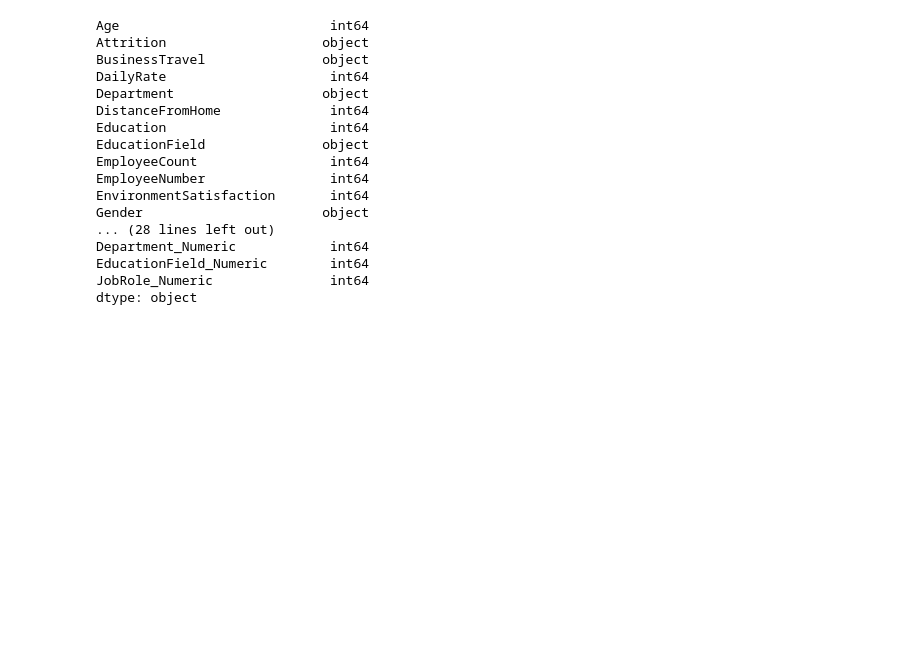
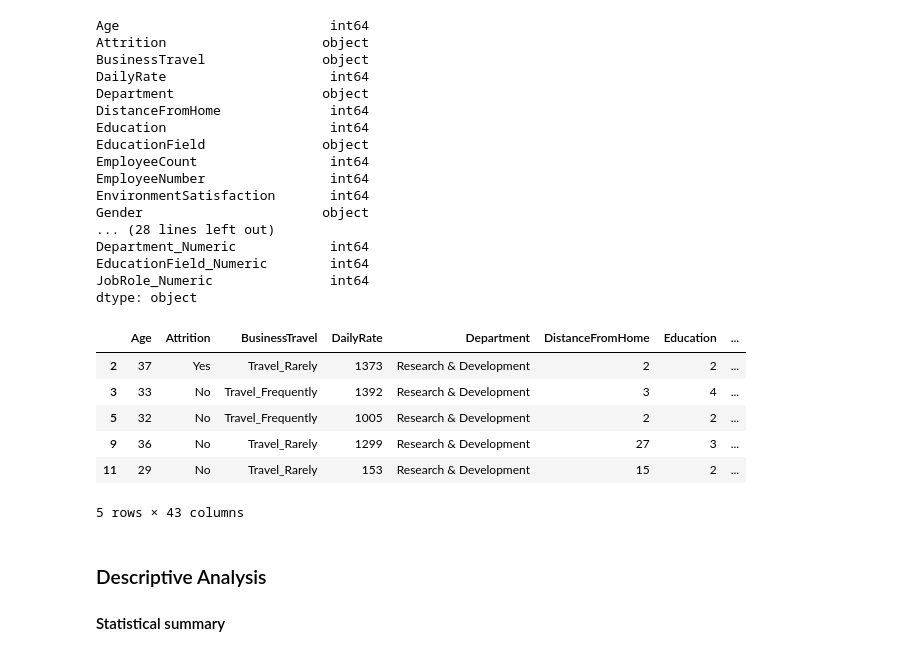
Before and after one commit to SongChenyi/SongChenyi, a Jupyter notebook: HR anaylsis practice/HRBudegeOptimization.ipynb, the cells around one changed output. Cells and saved outputs as stored; diff of their text form; code cells hidden in the pictures; blank space fills up the shorter version.

```diff
--- a/HR anaylsis practice/HRBudegeOptimization.ipynb
+++ b/HR anaylsis practice/HRBudegeOptimization.ipynb
@@ -139,3 +144,17 @@ Department_Numeric            int64
 EducationField_Numeric        int64
 JobRole_Numeric               int64
 dtype: object
+# %%
+cleaned_data = df.head()
+cleaned_data
+# %% [output]
+|  | Age | Attrition | BusinessTravel | DailyRate | Department | DistanceFromHome | Education | ... |
+| 2 | 37 | Yes | Travel_Rarely | 1373 | Research & Development | 2 | 2 | ... |
+| 3 | 33 | No | Travel_Frequently | 1392 | Research & Development | 3 | 4 | ... |
+| 5 | 32 | No | Travel_Frequently | 1005 | Research & Development | 2 | 2 | ... |
+| 9 | 36 | No | Travel_Rarely | 1299 | Research & Development | 27 | 3 | ... |
+| 11 | 29 | No | Travel_Rarely | 153 | Research & Development | 15 | 2 | ... |
+5 rows × 43 columns
+# %% [markdown]
+### Descriptive Analysis
+#### Statistical summary
```
Also changed, not shown: parts of 9 cells of this notebook.
